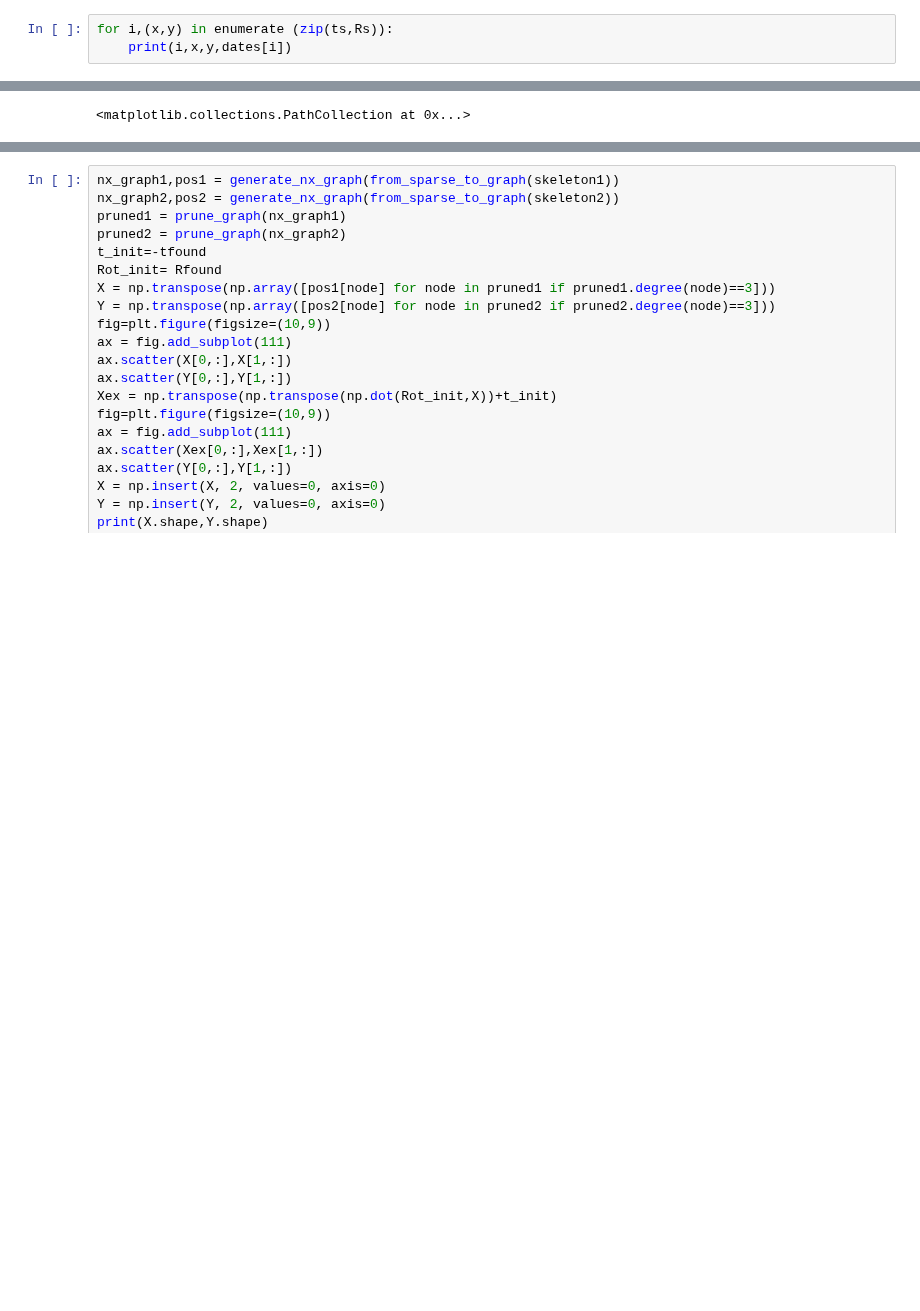
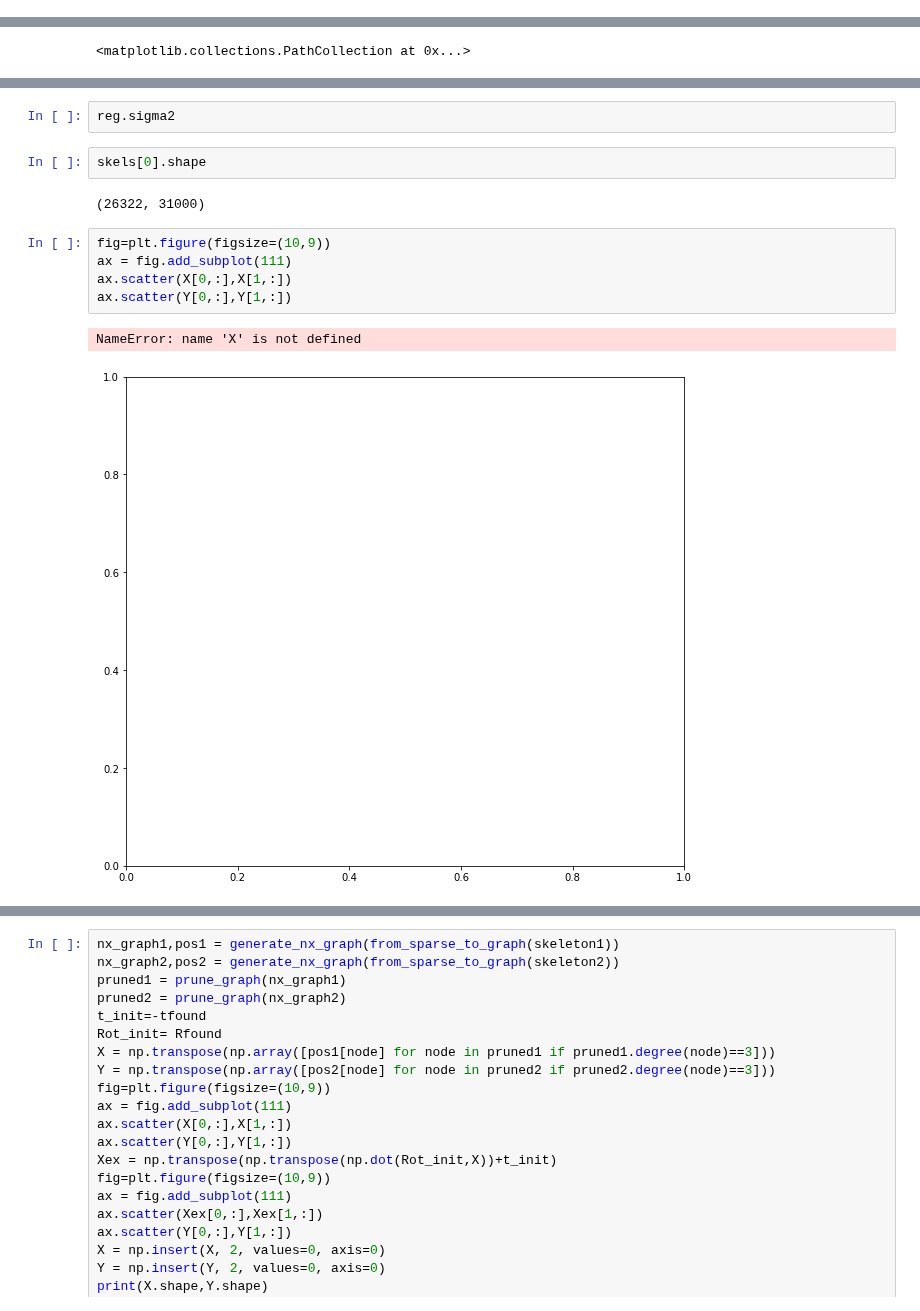
Before and after one commit to Cocopyth/AMFtrack, a Jupyter notebook: final_alignment.ipynb, the cells around one changed output, grey strips where cells are left out. Cells and saved outputs as stored; diff of their text form; blank space fills up the shorter version.

```diff
--- a/final_alignment.ipynb
+++ b/final_alignment.ipynb
@@ -141,6 +141,3 @@ Canvas(toolbar=Toolbar(toolitems=[('Home', 'Reset original view', 'home', 'home'
 Canvas(toolbar=Toolbar(toolitems=[('Home', 'Reset original view', 'home', 'home'), ('Back', 'Back to previous …
 Canvas(toolbar=Toolbar(toolitems=[('Home', 'Reset original view', 'home', 'home'), ('Back', 'Back to previous …
 Canvas(toolbar=Toolbar(toolitems=[('Home', 'Reset original view', 'home', 'home'), ('Back', 'Back to previous …
-# %%
-for i,(x,y) in enumerate (zip(ts,Rs)):
-    print(i,x,y,dates[i])
@@ -265,0 +454,14 @@ Canvas(toolbar=Toolbar(toolitems=[('Home', 'Reset original view', 'home', 'home'
+# %%
+reg.sigma2
+# %%
+skels[0].shape
+# %% [output]
+(26322, 31000)
+# %%
+fig=plt.figure(figsize=(10,9))
+ax = fig.add_subplot(111)
+ax.scatter(X[0,:],X[1,:])
+ax.scatter(Y[0,:],Y[1,:])
+# %% [output]
+NameError: name 'X' is not defined
+[figure, added]
```
Also changed, not shown: parts of 9 cells of this notebook, 14 other files.
